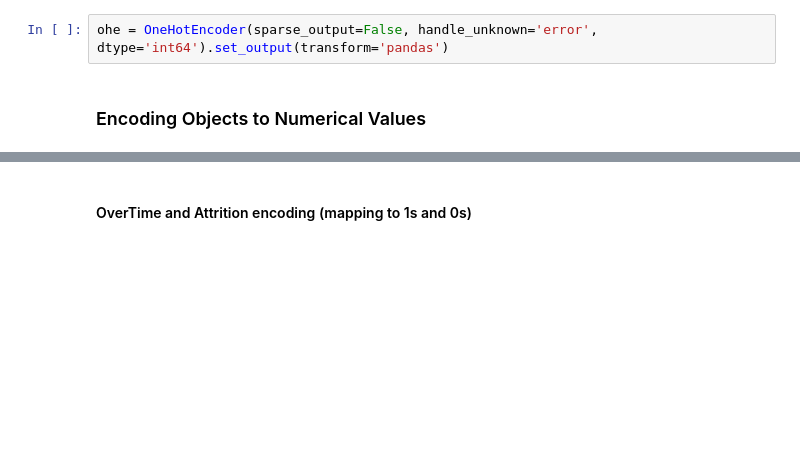
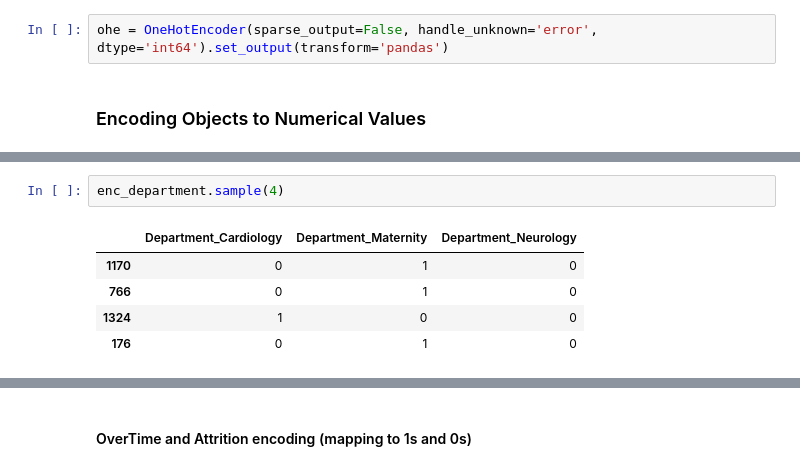
Before and after one commit to Kovindu555/Employee-Attrition-Multiclass-Prediction, a Jupyter notebook: data_trasnformation.ipynb, the cells around one changed output, grey strips where cells are left out. Saved outputs shown, nothing was run; the diff lists cells and outputs as text; blank space fills up the shorter version.

```diff
--- a/data_trasnformation.ipynb
+++ b/data_trasnformation.ipynb
@@ -81,0 +83,8 @@ enc_gender.sample(5)
+# %%
+enc_department.sample(4)
+# %% [output]
+|  | Department_Cardiology | Department_Maternity | Department_Neurology |
+| 1170 | 0 | 1 | 0 |
+| 766 | 0 | 1 | 0 |
+| 1324 | 1 | 0 | 0 |
+| 176 | 0 | 1 | 0 |
```
Also changed, not shown: parts of 17 cells of this notebook.
